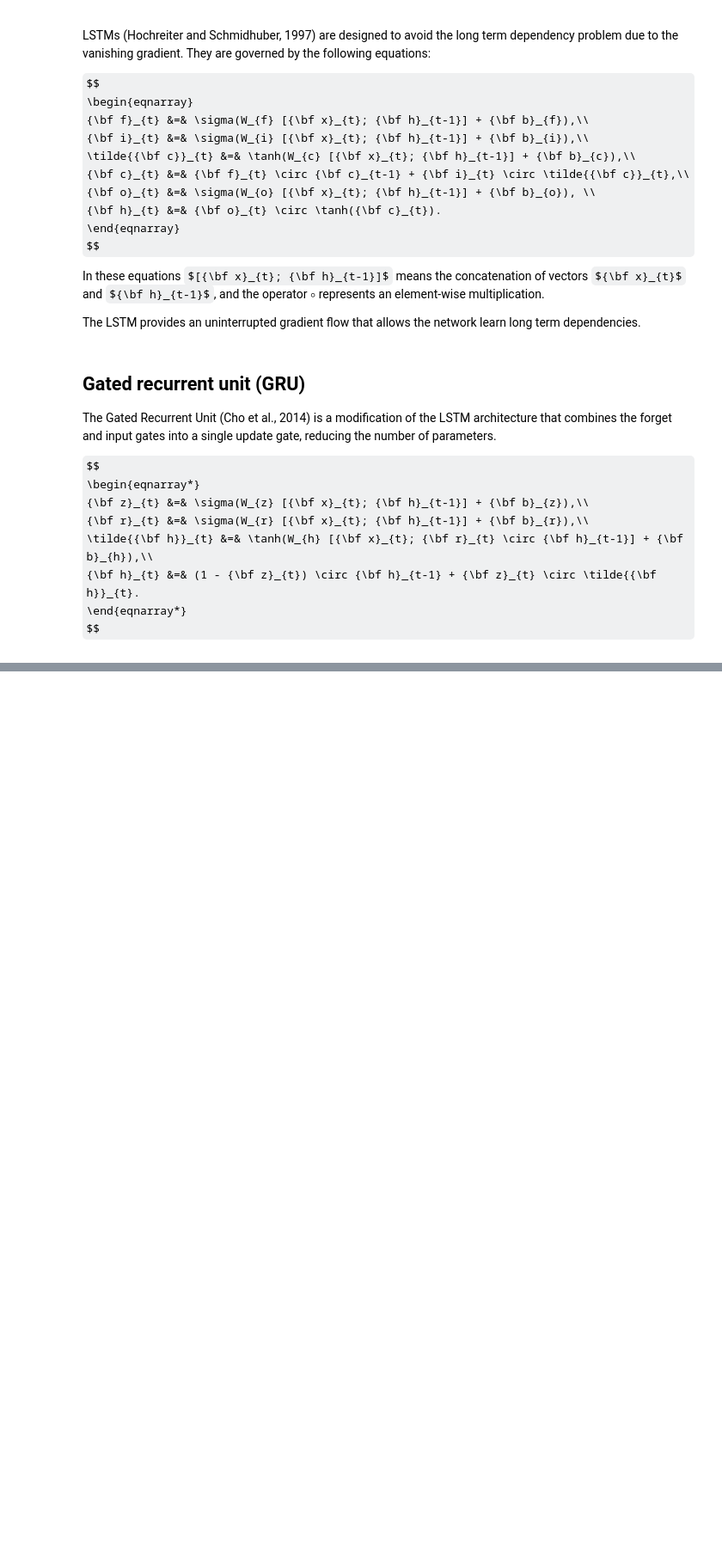
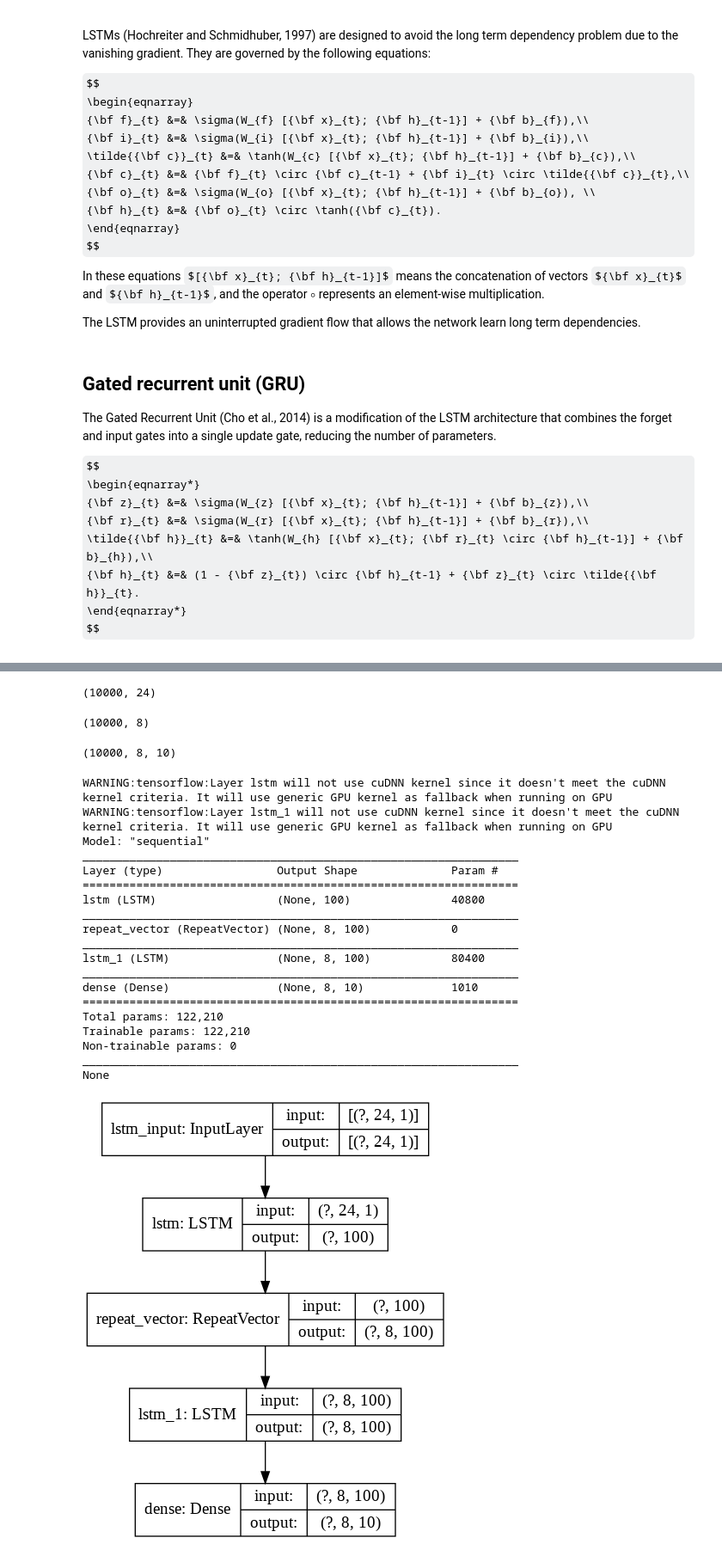
Before and after one commit to luisferuam/luisferuam.github.io, a Jupyter notebook: DLFBT/recurrent_neural_networks/recurrent_neural_networks.ipynb, the cells around one changed output, grey strips where cells are left out. Shown at 86% size. Cells and saved outputs as stored; diff of their text form; code cells hidden in the pictures; some formulas as TeX source; blank space fills up the shorter version.

```diff
--- a/DLFBT/recurrent_neural_networks/recurrent_neural_networks.ipynb
+++ b/DLFBT/recurrent_neural_networks/recurrent_neural_networks.ipynb
@@ -512,0 +528,48 @@ $$
+# %%
+seq_len_bin = 24
+seq_len_dec = 8
+_, _, d, b, doh = generate_data_bin_dec(10000, 2**15, seq_len_dec, seq_len_bin)
+_, _, d_val, b_val, doh_val = generate_data_bin_dec(10000, 2**15, seq_len_dec, seq_len_bin)
+# %%
+b.shape
+# %% [output]
+(10000, 24)
+# %%
+d.shape
+# %% [output]
+(10000, 8)
+# %%
+doh.shape
+# %% [output]
+(10000, 8, 10)
+# %%
+K.clear_session()
+
+model = Sequential()
+model.add(LSTM(100, input_shape=(seq_len_bin, 1), return_sequences=False, stateful=False, unroll=True))
+model.add(RepeatVector(seq_len_dec))
+model.add(LSTM(100, return_sequences=True, stateful=False, unroll=True))
+model.add(Dense(10, activation='softmax'))
+print(model.summary())
+plot_model(model, show_shapes=True, show_layer_names=True)
+# %% [output]
+WARNING:tensorflow:Layer lstm will not use cuDNN kernel since it doesn't meet the cuDNN kernel criteria. It will use generic GPU kernel as fallback when running on GPU
+WARNING:tensorflow:Layer lstm_1 will not use cuDNN kernel since it doesn't meet the cuDNN kernel criteria. It will use generic GPU kernel as fallback when running on GPU
+Model: "sequential"
+_________________________________________________________________
+Layer (type)                 Output Shape              Param #
+=================================================================
+lstm (LSTM)                  (None, 100)               40800
+_________________________________________________________________
+repeat_vector (RepeatVector) (None, 8, 100)            0
+_________________________________________________________________
+lstm_1 (LSTM)                (None, 8, 100)            80400
+_________________________________________________________________
+dense (Dense)                (None, 8, 10)             1010
+=================================================================
+Total params: 122,210
+Trainable params: 122,210
+Non-trainable params: 0
+_________________________________________________________________
+None
+[figure, added]
```
Also changed, not shown: parts of 22 cells of this notebook, 7 other files.
